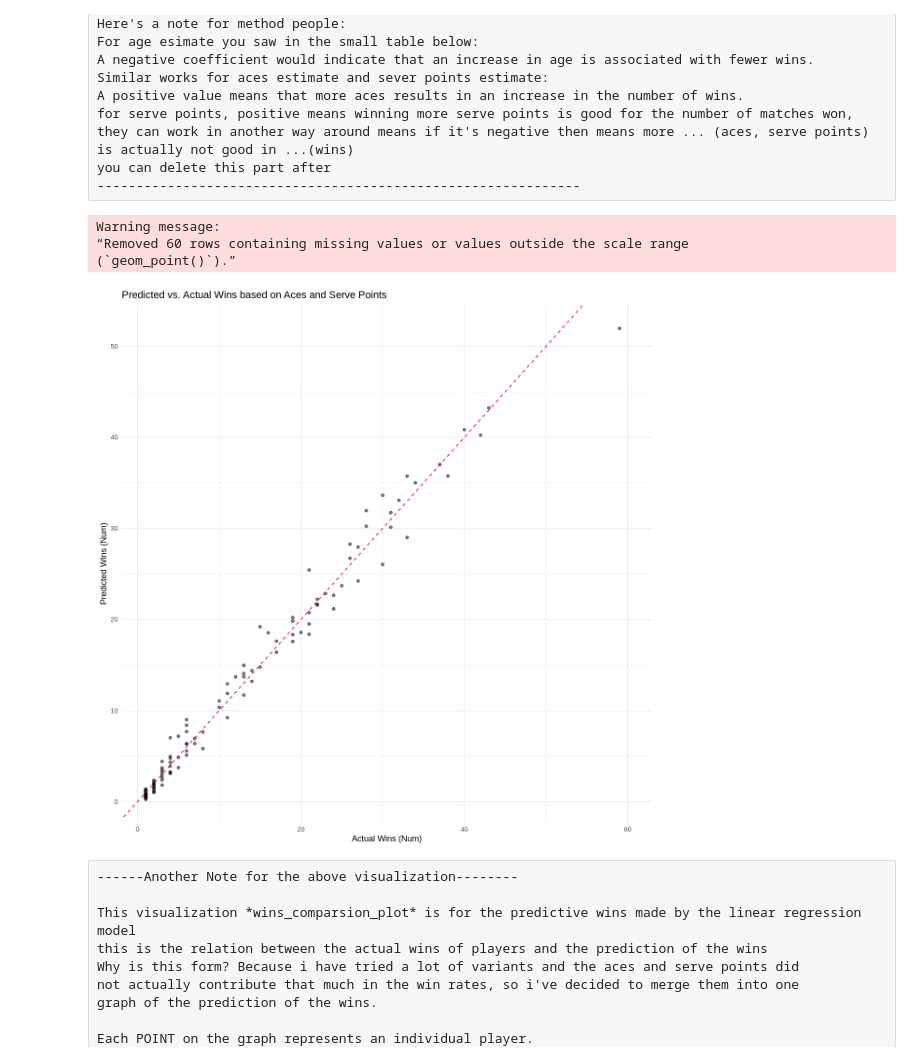
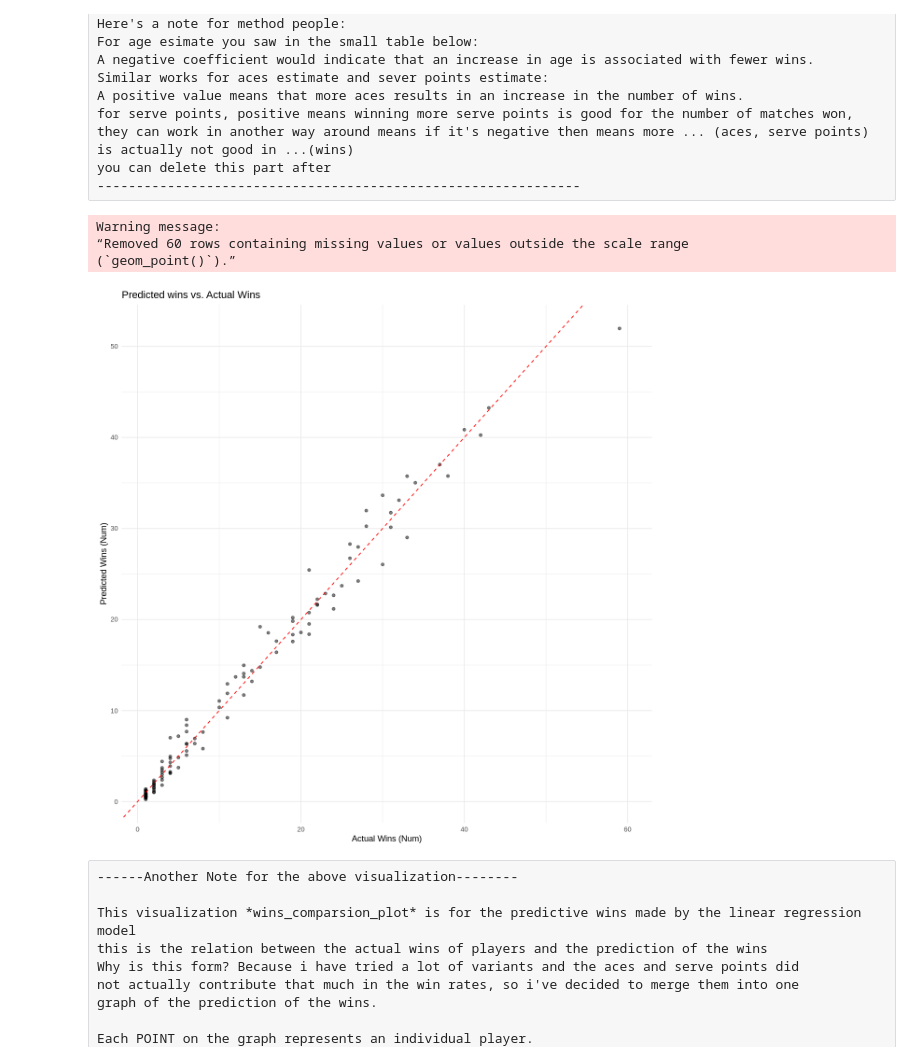
Before and after one commit to Wjolff/dsci-100-project-group20, a Jupyter notebook: group_project_proposal.ipynb, the cells around one changed output. Drawn from its saved outputs; the diff is of its cells as text; code cells hidden in the pictures.

```diff
--- a/group_project_proposal.ipynb
+++ b/group_project_proposal.ipynb
@@ -221,20 +207,20 @@ you can delete this part after
 # %%
 # Actual vs Predicted Wins Visualization
 
 # we made a 2D visualization for multivariable linear regression?
 wins_comparsion_plot <- ggplot(atp_preds, aes(x = wins, y = predicted_wins)) +
                         geom_point(alpha = 0.5) +
                         geom_abline(slope = 1, intercept = 0, col = "red", linetype = "dashed") +
                         labs(x = "Actual Wins (Num)", y = "Predicted Wins (Num)",
-                        title = "Predicted vs. Actual Wins based on Aces and Serve Points") +
+                        title = "Predicted wins vs. Actual Wins") +
                         theme(text = element_text(size = 20)) +
                         theme_minimal()
 wins_comparsion_plot
 # %% [output]
 Warning message:
 “Removed 60 rows containing missing values or values outside the scale range
 (`geom_point()`).”
-[figure, old version]
+[figure, new version]
 # %% [raw]
 ------Another Note for the above visualization--------
 
```
Also changed, not shown: parts of 8 cells of this notebook.
